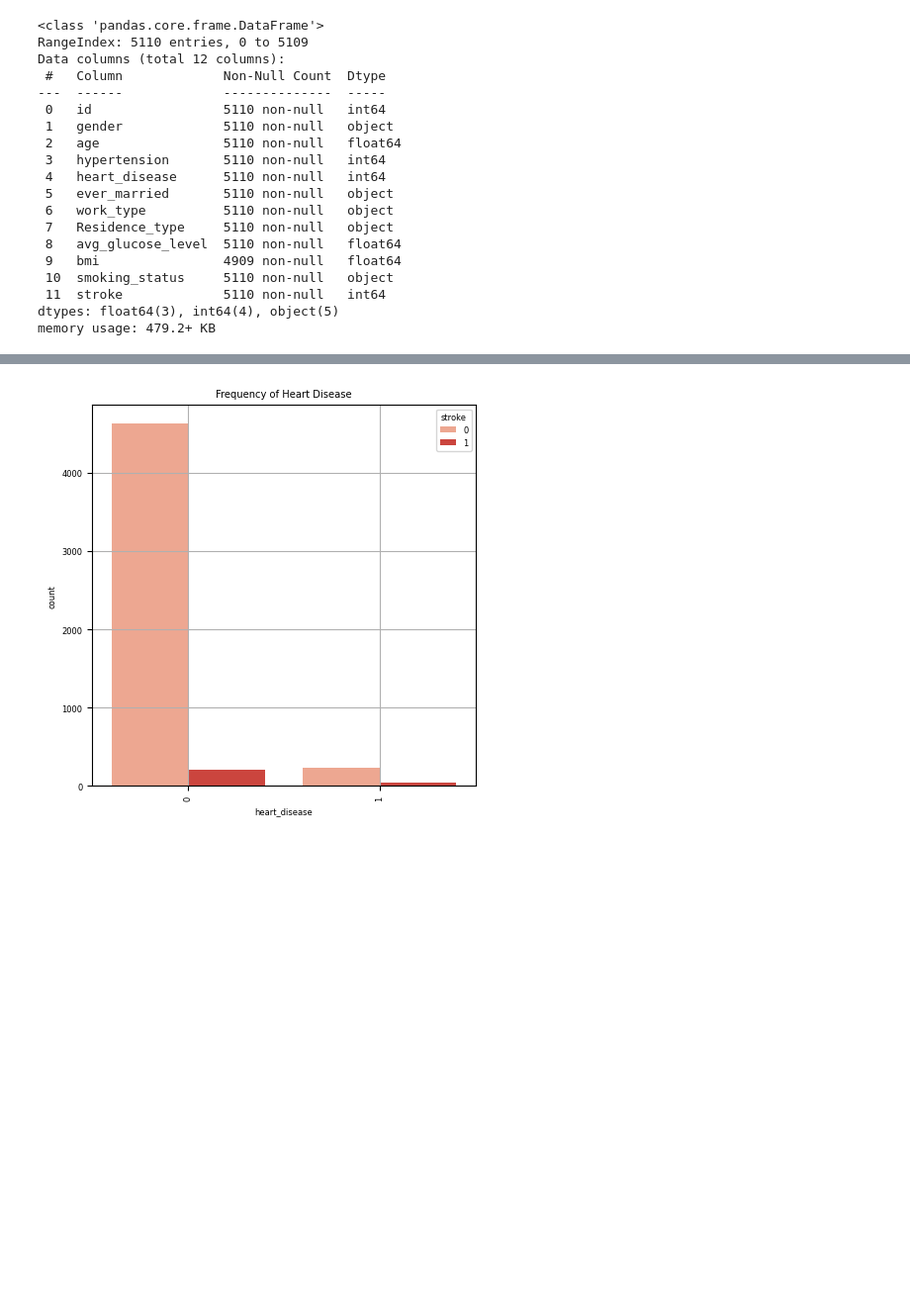
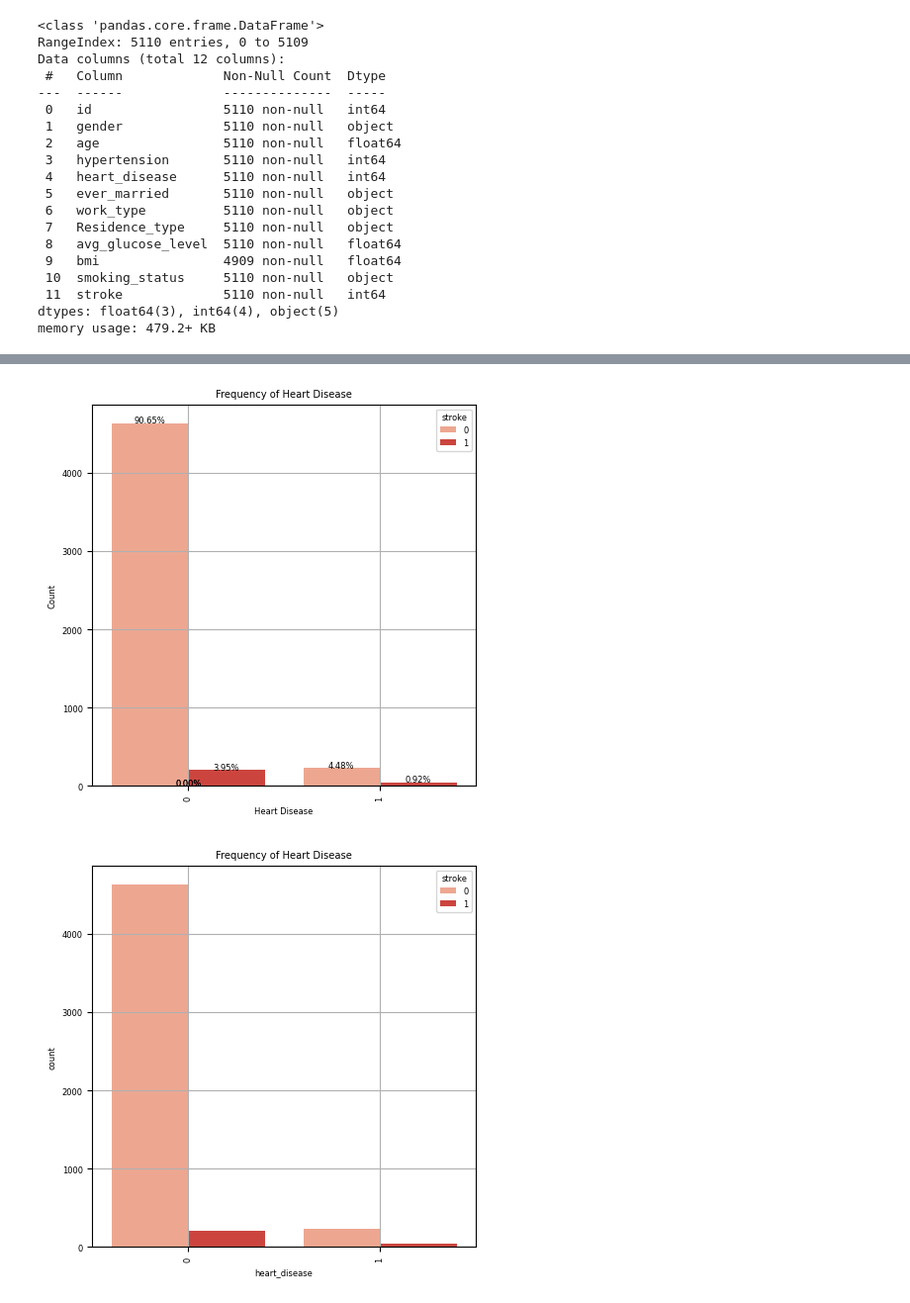
Before and after one commit to Tknapp29/StrokesPrediction, a Jupyter notebook: Stroke (1) (1).ipynb, the cells around one changed output, grey strips where cells are left out. Shown: that part at 99% size. Drawn from its saved outputs; the diff is of its cells as text; code cells hidden in the pictures; blank space fills up the shorter version.

```diff
--- a/Stroke (1) (1).ipynb
+++ b/Stroke (1) (1).ipynb
@@ -77,3 +77,28 @@ plt.show()
+# %%
+import matplotlib.pyplot as plt
+import seaborn as sns
+
+# Assuming stroke_df is your DataFrame containing the data
+plt.figure(figsize=(5, 5))
+ax = sns.countplot(x='heart_disease', hue='stroke', data=stroke_df, palette='Reds')
+plt.xlabel('Heart Disease')
+plt.ylabel('Count')
+plt.xticks(rotation=90)  # Rotate x-axis labels 90 degrees
+plt.title("Frequency of Heart Disease")
+plt.grid(True)
+
+# Calculate percentages and annotate the plot
+total = len(stroke_df)
+for p in ax.patches:
+    height = p.get_height()
+    ax.text(p.get_x() + p.get_width() / 2.,
+            height + 3,
+            '{:.2f}%'.format((height / total) * 100),
+            ha="center")
+
+plt.show()
+# %% [output]
+[figure, added]
 # %%
 import matplotlib.pyplot as plt
 import seaborn as sns
```
Also changed, not shown: parts of 8 cells of this notebook.
